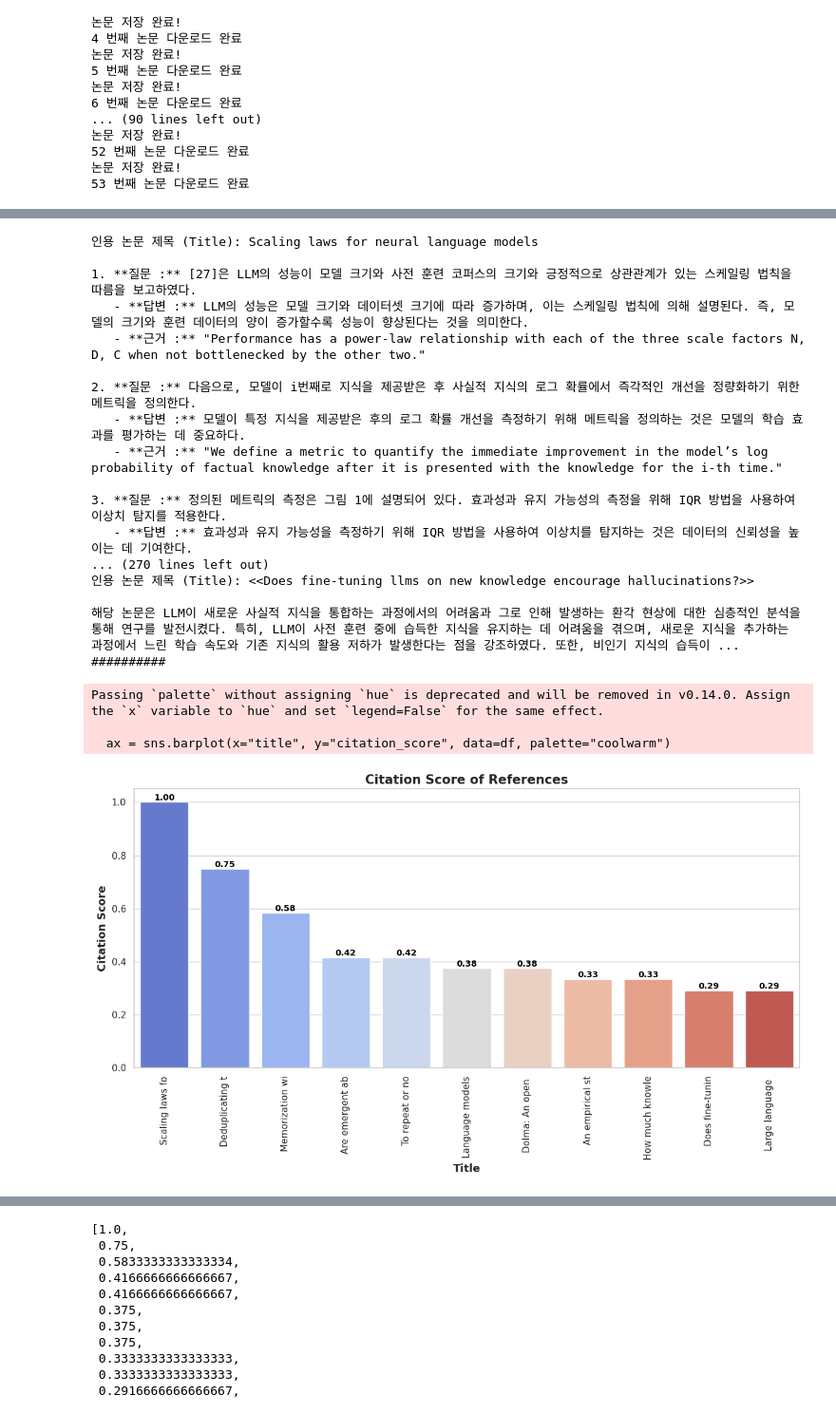
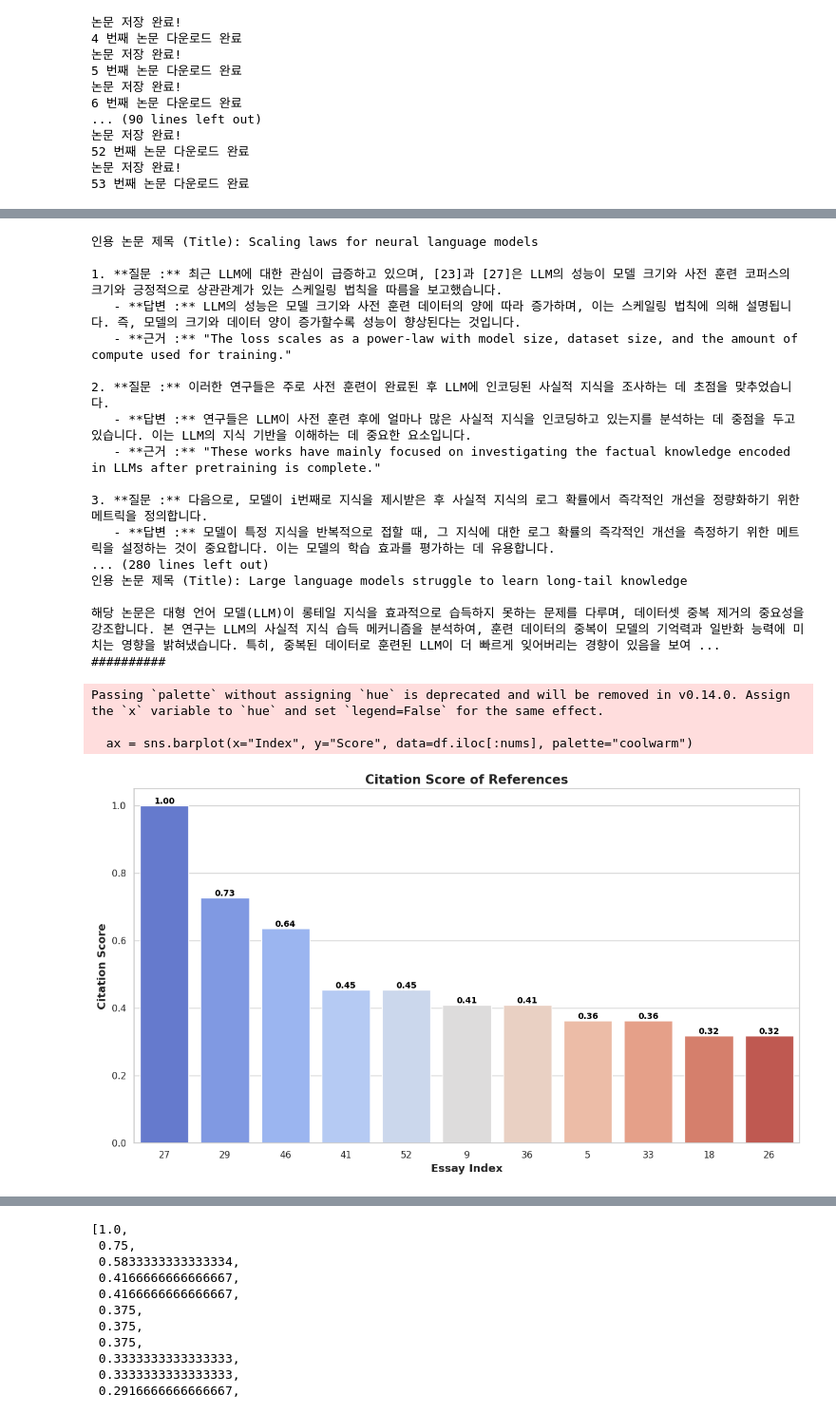
Before and after one commit to Habonit/streamGPT, a Jupyter notebook: test.ipynb, the cells around one changed output, grey strips where cells are left out. Shown at 95% size. Drawn from its saved outputs; the diff is of its cells as text; code cells hidden in the pictures.

```diff
--- a/test.ipynb
+++ b/test.ipynb
@@ -341,7 +341,7 @@ benefits of deduplicating the pretraining corpus.
 53 번째 논문 다운로드 완료
 # %%
 import json
-with open("result/basic_summary.json", 'r') as f:
+with open("result/240611813/basic_summary.json", 'r') as f:
     basic_summary = json.load(f)
 
 print(basic_summary)
@@ -366,6 +366,6 @@ print(basic_summary)
 # %%
 import json
-with open("result/reference_qna.json", 'r') as f:
+with open("result/240611813/reference_qna.json", 'r') as f:
     reference_qna = json.load(f)
 
 for key, value_dict in reference_qna.items():
@@ -377,74 +377,88 @@ for key, value_dict in reference_qna.items():
 # %% [output]
 인용 논문 제목 (Title): Scaling laws for neural language models
 
-1. **질문 :** [27]은 LLM의 성능이 모델 크기와 사전 훈련 코퍼스의 크기와 긍정적으로 상관관계가 있는 스케일링 법칙을 따름을 보고하였다.
-   - **답변 :** LLM의 성능은 모델 크기와 데이터셋 크기에 따라 증가하며, 이는 스케일링 법칙에 의해 설명된다. 즉, 모델의 크기와 훈련 데이터의 양이 증가할수록 성능이 향상된다는 것을 의미한다.
-   - **근거 :** "Performance has a power-law relationship with each of the three scale factors N, D, C when not bottlenecked by the other two."
+1. **질문 :** 최근 LLM에 대한 관심이 급증하고 있으며, [23]과 [27]은 LLM의 성능이 모델 크기와 사전 훈련 코퍼스의 크기와 긍정적으로 상관관계가 있는 스케일링 법칙을 따름을 보고했습니다.
+   - **답변 :** LLM의 성능은 모델 크기와 사전 훈련 데이터의 양에 따라 증가하며, 이는 스케일링 법칙에 의해 설명됩니다. 즉, 모델의 크기와 데이터 양이 증가할수록 성능이 향상된다는 것입니다.
+   - **근거 :** "The loss scales as a power-law with model size, dataset size, and the amount of compute used for training."
 
-2. **질문 :** 다음으로, 모델이 i번째로 지식을 제공받은 후 사실적 지식의 로그 확률에서 즉각적인 개선을 정량화하기 위한 메트릭을 정의한다.
-   - **답변 :** 모델이 특정 지식을 제공받은 후의 로그 확률 개선을 측정하기 위해 메트릭을 정의하는 것은 모델의 학습 효과를 평가하는 데 중요하다.
-   - **근거 :** "We define a metric to quantify the immediate improvement in the model’s log probability of factual knowledge after it is presented with the knowledge for the i-th time."
+2. **질문 :** 이러한 연구들은 주로 사전 훈련이 완료된 후 LLM에 인코딩된 사실적 지식을 조사하는 데 초점을 맞추었습니다.
+   - **답변 :** 연구들은 LLM이 사전 훈련 후에 얼마나 많은 사실적 지식을 인코딩하고 있는지를 분석하는 데 중점을 두고 있습니다. 이는 LLM의 지식 기반을 이해하는 데 중요한 요소입니다.
+   - **근거 :** "These works have mainly focused on investigating the factual knowledge encoded in LLMs after pretraining is complete."
 
-3. **질문 :** 정의된 메트릭의 측정은 그림 1에 설명되어 있다. 효과성과 유지 가능성의 측정을 위해 IQR 방법을 사용하여 이상치 탐지를 적용한다.
-   - **답변 :** 효과성과 유지 가능성을 측정하기 위해 IQR 방법을 사용하여 이상치를 탐지하는 것은 데이터의 신뢰성을 높이는 데 기여한다.
-... (270 lines left out)
-인용 논문 제목 (Title): <<Does fine-tuning llms on new knowledge encourage hallucinations?>>
+3. **질문 :** 다음으로, 모델이 i번째로 지식을 제시받은 후 사실적 지식의 로그 확률에서 즉각적인 개선을 정량화하기 위한 메트릭을 정의합니다.
+   - **답변 :** 모델이 특정 지식을 반복적으로 접할 때, 그 지식에 대한 로그 확률의 즉각적인 개선을 측정하기 위한 메트릭을 설정하는 것이 중요합니다. 이는 모델의 학습 효과를 평가하는 데 유용합니다.
+... (280 lines left out)
+인용 논문 제목 (Title): Large language models struggle to learn long-tail knowledge
 
-해당 논문은 LLM이 새로운 사실적 지식을 통합하는 과정에서의 어려움과 그로 인해 발생하는 환각 현상에 대한 심층적인 분석을 통해 연구를 발전시켰다. 특히, LLM이 사전 훈련 중에 습득한 지식을 유지하는 데 어려움을 겪으며, 새로운 지식을 추가하는 과정에서 느린 학습 속도와 기존 지식의 활용 저하가 발생한다는 점을 강조하였다. 또한, 비인기 지식의 습득이 ...
+해당 논문은 대형 언어 모델(LLM)이 롱테일 지식을 효과적으로 습득하지 못하는 문제를 다루며, 데이터셋 중복 제거의 중요성을 강조합니다. 본 연구는 LLM의 사실적 지식 습득 메커니즘을 분석하여, 훈련 데이터의 중복이 모델의 기억력과 일반화 능력에 미치는 영향을 밝혀냈습니다. 특히, 중복된 데이터로 훈련된 LLM이 더 빠르게 잊어버리는 경향이 있음을 보여 ...
 ##########
 # %%
 import json
 import matplotlib.pyplot as plt
 import seaborn as sns
 import pandas as pd
+from pathlib import Path
 
-# JSON 파일 로드
-with open("result/reference_count.json", 'r') as f:
-    reference_count = json.load(f)
+def load_json(file_path):
+    if Path(file_path).exists():
+        with open(file_path, "r", encoding="utf-8") as f:
+            return json.load(f)
+    else:
+        return None
 
-# 최대 citation count 구하기
-for key, value_dict in reference_count.items():
-    max_count = int(value_dict['Counter'])
-    break
+arxiv_id = "2406.11813"
+arxiv_id = arxiv_id.replace(".","")
 
-# Citation Score 계산
-nums = 11
-score_dict = {}
-for key, value_dict in reference_count.items():
-    score_dict[value_dict['Title'][:15]] = int(value_dict['Counter']) / max_count
+reference_count_path = Path("result") / arxiv_id / "reference_count.json"
+reference_count = load_json(reference_count_path)
 
-df = pd.DataFrame(list(score_dict.items())[:nums], columns=["title", "citation_score"])
+reference_qna_path = Path("result") / arxiv_id / "reference_qna.json"
+reference_qna = load_json(reference_qna_path)
+
+data_dict = {}
+for i, (key, value_dict) in enumerate(reference_count.items()):
+    data_dict[i] = {
+        "Title":value_dict["Title"],
+        "Counter":value_dict["Counter"],
+        "Index":key
+    }
+
+df = pd.DataFrame(data_dict).T
+max_value = df.iloc[0]["Counter"]
+df['Score'] = df['Counter']/max_value
+
+nums = len(reference_qna)
 
 # 🌟 Seaborn 스타일 설정
 sns.set_theme(style="whitegrid")
 
 # 🎨 Seaborn 막대 그래프 그리기 (색상 변경)
 plt.figure(figsize=(12, 7))
-ax = sns.barplot(x="title", y="citation_score", data=df, palette="coolwarm")
+ax = sns.barplot(x="Index", y="Score", data=df.iloc[:nums], palette="coolwarm")
 
 # X축 라벨 90도 회전 & 폰트 크기 조정
-plt.xticks(rotation=90, fontsize=11)
+plt.xticks(fontsize=11)
 plt.yticks(fontsize=11)
 
 # 라벨 추가
-plt.xlabel("Title", fontsize=13, fontweight='bold')
+plt.xlabel("Essay Index", fontsize=13, fontweight='bold')
 plt.ylabel("Citation Score", fontsize=13, fontweight='bold')
 plt.title("Citation Score of References", fontsize=15, fontweight='bold')
 
 # 막대 위에 값 표시 (숫자)
 for p in ax.patches:
     ax.annotate(f"{p.get_height():.2f}",
                 (p.get_x() + p.get_width() / 2., p.get_height()),
                 ha='center', va='bottom', fontsize=10, fontweight="bold", color="black")
 
 # 여백 조정
 plt.tight_layout()
 
 # 그래프 출력
 plt.show()
 # %% [output]
 Passing `palette` without assigning `hue` is deprecated and will be removed in v0.14.0. Assign the `x` variable to `hue` and set `legend=False` for the same effect.
 
-  ax = sns.barplot(x="title", y="citation_score", data=df, palette="coolwarm")
+  ax = sns.barplot(x="Index", y="Score", data=df.iloc[:nums], palette="coolwarm")
-[figure, old version]
+[figure, new version]
 # %%
```
Also changed, not shown: parts of 8 cells of this notebook, 57 other files.
